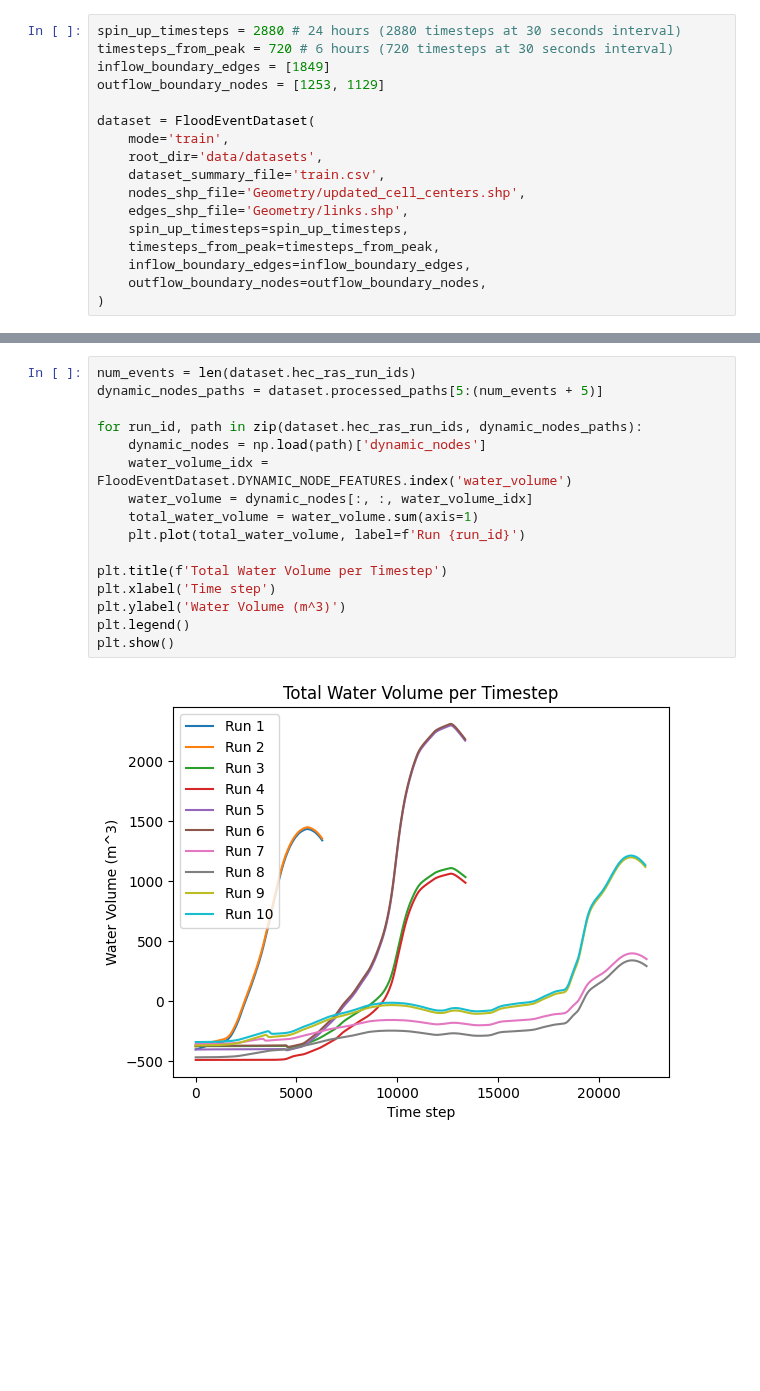
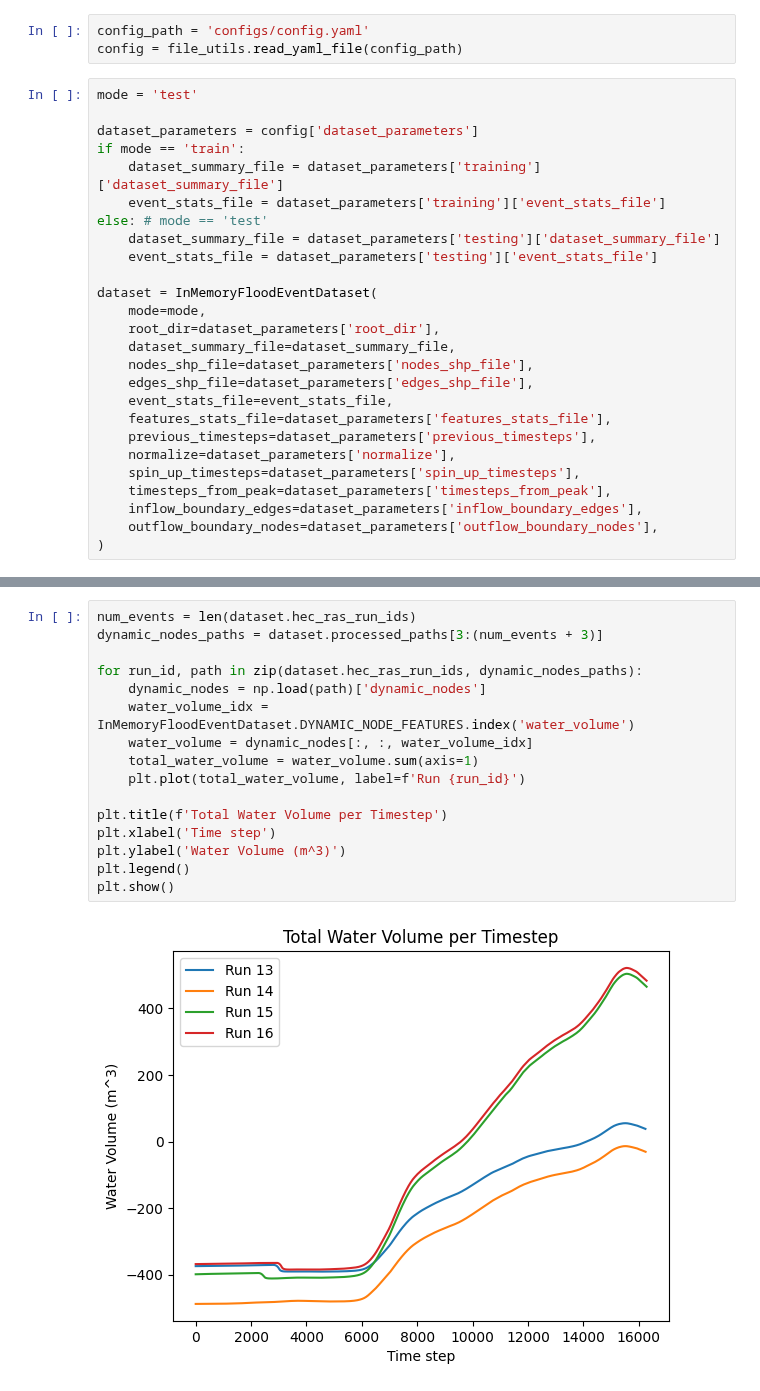
Before and after one commit to acostacos/dual_flood_gnn, a Jupyter notebook: eda.ipynb, the cells around one changed output, grey strips where cells are left out. Saved outputs shown, nothing was run; the diff lists cells and outputs as text; blank space fills up the shorter version.

Commit message:
Fix issues in dataset validation and results

```diff
--- a/eda.ipynb
+++ b/eda.ipynb
@@ -7,19 +9,31 @@ from data.flood_event_dataset import FloodEventDataset
+# %%
+config_path = 'configs/config.yaml'
+config = file_utils.read_yaml_file(config_path)
 # %%
-spin_up_timesteps = 2880 # 24 hours (2880 timesteps at 30 seconds interval)
-timesteps_from_peak = 720 # 6 hours (720 timesteps at 30 seconds interval)
-inflow_boundary_edges = [1849]
-outflow_boundary_nodes = [1253, 1129]
+mode = 'test'
 
-dataset = FloodEventDataset(
-    mode='train',
-    root_dir='data/datasets',
-    dataset_summary_file='train.csv',
-    nodes_shp_file='Geometry/updated_cell_centers.shp',
-    edges_shp_file='Geometry/links.shp',
-    spin_up_timesteps=spin_up_timesteps,
-    timesteps_from_peak=timesteps_from_peak,
-    inflow_boundary_edges=inflow_boundary_edges,
-    outflow_boundary_nodes=outflow_boundary_nodes,
+dataset_parameters = config['dataset_parameters']
+if mode == 'train':
+    dataset_summary_file = dataset_parameters['training']['dataset_summary_file']
+    event_stats_file = dataset_parameters['training']['event_stats_file']
+else: # mode == 'test'
+    dataset_summary_file = dataset_parameters['testing']['dataset_summary_file']
+    event_stats_file = dataset_parameters['testing']['event_stats_file']
+
+dataset = InMemoryFloodEventDataset(
+    mode=mode,
+    root_dir=dataset_parameters['root_dir'],
+    dataset_summary_file=dataset_summary_file,
+    nodes_shp_file=dataset_parameters['nodes_shp_file'],
+    edges_shp_file=dataset_parameters['edges_shp_file'],
+    event_stats_file=event_stats_file,
+    features_stats_file=dataset_parameters['features_stats_file'],
+    previous_timesteps=dataset_parameters['previous_timesteps'],
+    normalize=dataset_parameters['normalize'],
+    spin_up_timesteps=dataset_parameters['spin_up_timesteps'],
+    timesteps_from_peak=dataset_parameters['timesteps_from_peak'],
+    inflow_boundary_edges=dataset_parameters['inflow_boundary_edges'],
+    outflow_boundary_nodes=dataset_parameters['outflow_boundary_nodes'],
 )
 # %%
 print(f'Total number of events: {len(dataset.hec_ras_run_ids)}')
@@ -30,21 +44,21 @@ Total number of timesteps: 167998
 # %%
 num_events = len(dataset.hec_ras_run_ids)
-dynamic_nodes_paths = dataset.processed_paths[5:(num_events + 5)]
+dynamic_nodes_paths = dataset.processed_paths[3:(num_events + 3)]
 
 for run_id, path in zip(dataset.hec_ras_run_ids, dynamic_nodes_paths):
     dynamic_nodes = np.load(path)['dynamic_nodes']
-    water_volume_idx = FloodEventDataset.DYNAMIC_NODE_FEATURES.index('water_volume')
+    water_volume_idx = InMemoryFloodEventDataset.DYNAMIC_NODE_FEATURES.index('water_volume')
     water_volume = dynamic_nodes[:, :, water_volume_idx]
     total_water_volume = water_volume.sum(axis=1)
     plt.plot(total_water_volume, label=f'Run {run_id}')
 
 plt.title(f'Total Water Volume per Timestep')
 plt.xlabel('Time step')
 plt.ylabel('Water Volume (m^3)')
 plt.legend()
 plt.show()
 # %% [output]
-[figure, old version]
+[figure, new version]
 # %%
 trimmed_dataset = dataset[:100]
 for graph in tqdm(trimmed_dataset):
```
Also changed, not shown: parts of 4 cells of this notebook, 1 other file.
